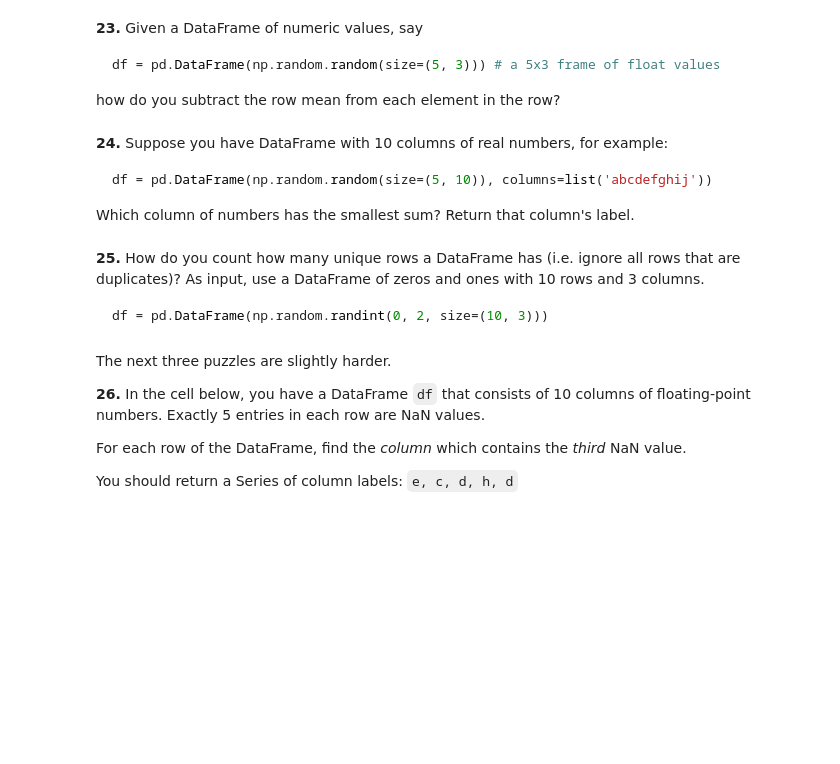
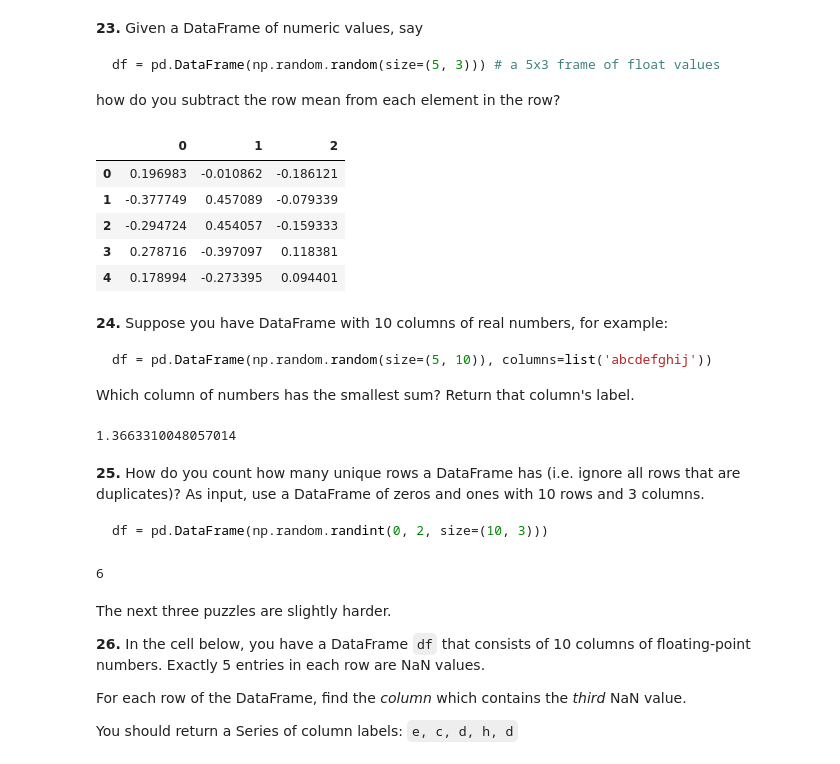
Before and after one commit to mariavanv/100-pandas-puzzles, a Jupyter notebook: 100-pandas-puzzles.ipynb, the cells around one changed output. Saved outputs shown, nothing was run; the diff lists cells and outputs as text; code cells hidden in the pictures; blank space fills up the shorter version.

````diff
--- a/100-pandas-puzzles.ipynb
+++ b/100-pandas-puzzles.ipynb
@@ -215,6 +340,16 @@ df = pd.DataFrame(np.random.random(size=(5, 3))) # a 5x3 frame of float values
 ```
 
 how do you subtract the row mean from each element in the row?
+# %%
+df = pd.DataFrame(np.random.random(size=(5, 3)))
+df.sub(df.mean(axis=1), axis=0)
+# %% [output]
+|  | 0 | 1 | 2 |
+| 0 | 0.196983 | -0.010862 | -0.186121 |
+| 1 | -0.377749 | 0.457089 | -0.079339 |
+| 2 | -0.294724 | 0.454057 | -0.159333 |
+| 3 | 0.278716 | -0.397097 | 0.118381 |
+| 4 | 0.178994 | -0.273395 | 0.094401 |
 # %% [markdown]
 **24.** Suppose you have DataFrame with 10 columns of real numbers, for example:
 
@@ -222,12 +357,22 @@ how do you subtract the row mean from each element in the row?
 df = pd.DataFrame(np.random.random(size=(5, 10)), columns=list('abcdefghij'))
 ```
 Which column of numbers has the smallest sum?  Return that column's label.
+# %%
+df = pd.DataFrame(np.random.random(size=(5, 10)), columns=list('abcdefghij'))
+df.sum().min()
+# %% [output]
+1.3663310048057014
 # %% [markdown]
 **25.** How do you count how many unique rows a DataFrame has (i.e. ignore all rows that are duplicates)? As input, use a DataFrame of zeros and ones with 10 rows and 3 columns.
 
 ```python
 df = pd.DataFrame(np.random.randint(0, 2, size=(10, 3)))
 ```
+# %%
+df = pd.DataFrame(np.random.randint(0, 2, size=(10, 3)))
+pd.DataFrame.drop_duplicates(df).shape[0]
+# %% [output]
+6
 # %% [markdown]
 The next three puzzles are slightly harder.
 
````
Also changed, not shown: parts of 12 cells of this notebook.
